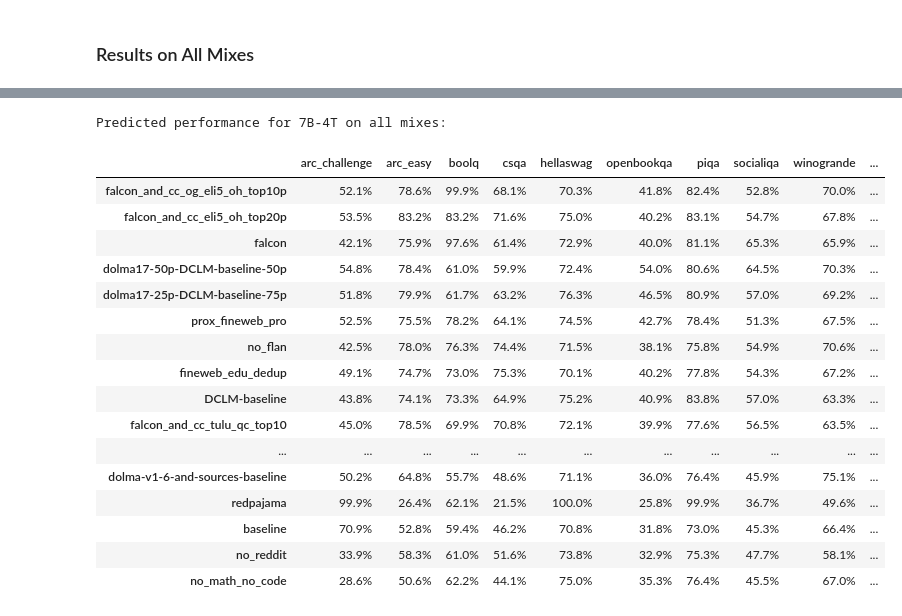
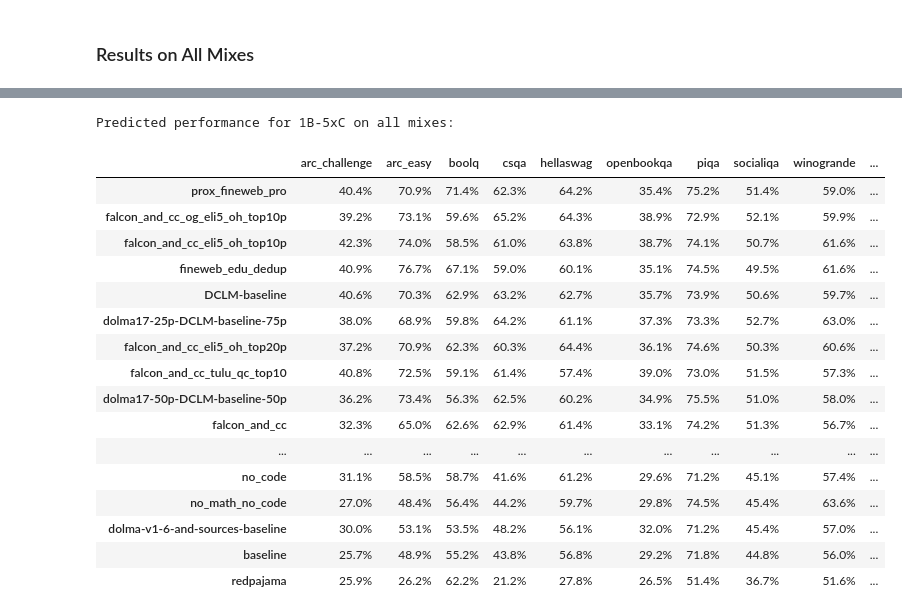
Before and after one commit to davidheineman/new-evals, a Jupyter notebook: analysis/notebooks/ian_ladder.ipynb, the cells around one changed output, grey strips where cells are left out. Cells and saved outputs as stored; diff of their text form; code cells hidden in the pictures.

Commit message:
update ian ladder

```diff
--- a/analysis/notebooks/ian_ladder.ipynb
+++ b/analysis/notebooks/ian_ladder.ipynb
@@ -57,13 +57,15 @@ fig, axes = plt.subplots(1, 3, figsize=(6*3, 4), squeeze=False)
 
 task_name = "arc_challenge"
 example_models = [m for m in MODELS if 'prox_fineweb_pro' in m]
+
+train_models, eval_models = [m for m in example_models if '1B' not in m], [m for m in example_models if '1B' in m]
 _, _, _ = run_ladder(
     df,
     task_name,
-    train_models=example_models,
+    train_models=train_models,
     # eval_models=["peteish7", "peteish13-highlr"],
-    eval_models=["peteish7"],
-    # eval_models=[],
+    # eval_models=["peteish7"],
+    eval_models=eval_models,
     config_path=ladder_config_path,
     axes=axes[0],
 )
@@ -82,11 +84,12 @@ fitting_results = pd.DataFrame(index=[], columns=TASKS)
 
 for i, task in tqdm(enumerate(TASKS), desc='Fitting model ladder predictions', total=len(TASKS)):
     try:
+        train_models, eval_models = [m for m in example_models if '1B' not in m], [m for m in example_models if '1B' in m]
         _, _, _ = run_ladder(
             df,
             task_name=task,
-            train_models=example_models,
-            eval_models=["peteish7"], # ["peteish13-highlr"],
+            train_models=train_models,
+            eval_models=eval_models, # ["peteish7"], # ["peteish13-highlr"],
             config_path=ladder_config_path,
             axes=axes[i],
         )
@@ -102,19 +105,24 @@ fig.tight_layout()
 # %%
 from tqdm import tqdm
 
-fitting_results = pd.DataFrame(index=[], columns=TASKS)
+fitting_results_step_1 = pd.DataFrame(index=[], columns=TASKS)
+fitting_results_step_2 = pd.DataFrame(index=[], columns=TASKS)
+stacked_y_preds = pd.DataFrame(index=[], columns=TASKS)
 
 for mix in tqdm(MIXES, desc='Fitting model ladder predictions', total=len(MIXES)):
     models = [model for model in MODELS if '-'.join(model.split('-')[:-2]) == mix]
 
     for i, task in enumerate(TASKS):
-        _, _, pred_acc = run_ladder(
+        train_models, eval_models = [m for m in models if '1B' not in m], [m for m in models if '1B' in m]
+        (rel_error_step_1, rel_error_step_2, _), (step_1_y_pred, step_2_y_pred, stacked_y_pred) = run_ladder(
             df,
             task_name=task,
-            train_models=models,
-            eval_models=["peteish7"], # ["peteish13-highlr"],
+            train_models=train_models,
+            eval_models=eval_models, # ["peteish7"], # ["peteish13-highlr"],
             config_path=ladder_config_path,
             return_preds=True
         )
 
-        fitting_results.loc[mix, task] = pred_acc
+        fitting_results_step_1.loc[mix, task] = rel_error_step_1
+        fitting_results_step_2.loc[mix, task] = rel_error_step_2
+        stacked_y_preds.loc[mix, task] = stacked_y_pred
@@ -121,25 +180,25 @@ for mix in tqdm(MIXES, desc='Fitting model ladder predictions', total=len(MIXES)
 # %%
-print('Predicted performance for 7B-4T on all mixes:')
-fitting_results['macro_avg'] = fitting_results.mean(axis=1)
-fitting_results = fitting_results.sort_values(by='macro_avg', ascending=False)
-fitting_results_display = fitting_results.map(lambda x: f'{round(x * 100, 1)}%')
-fitting_results_display
+print('Predicted performance for 1B-5xC on all mixes:')
+stacked_y_preds['macro_avg'] = stacked_y_preds.mean(axis=1)
+stacked_y_preds = stacked_y_preds.sort_values(by='macro_avg', ascending=False)
+stacked_y_preds_display = stacked_y_preds.map(lambda x: f'{round(x * 100, 1)}%')
+stacked_y_preds_display
 # %% [output]
-Predicted performance for 7B-4T on all mixes:
+Predicted performance for 1B-5xC on all mixes:
 |  | arc_challenge | arc_easy | boolq | csqa | hellaswag | openbookqa | piqa | socialiqa | winogrande | ... |
-| falcon_and_cc_og_eli5_oh_top10p | 52.1% | 78.6% | 99.9% | 68.1% | 70.3% | 41.8% | 82.4% | 52.8% | 70.0% | ... |
-| falcon_and_cc_eli5_oh_top20p | 53.5% | 83.2% | 83.2% | 71.6% | 75.0% | 40.2% | 83.1% | 54.7% | 67.8% | ... |
-| falcon | 42.1% | 75.9% | 97.6% | 61.4% | 72.9% | 40.0% | 81.1% | 65.3% | 65.9% | ... |
-| dolma17-50p-DCLM-baseline-50p | 54.8% | 78.4% | 61.0% | 59.9% | 72.4% | 54.0% | 80.6% | 64.5% | 70.3% | ... |
-| dolma17-25p-DCLM-baseline-75p | 51.8% | 79.9% | 61.7% | 63.2% | 76.3% | 46.5% | 80.9% | 57.0% | 69.2% | ... |
-| prox_fineweb_pro | 52.5% | 75.5% | 78.2% | 64.1% | 74.5% | 42.7% | 78.4% | 51.3% | 67.5% | ... |
-| no_flan | 42.5% | 78.0% | 76.3% | 74.4% | 71.5% | 38.1% | 75.8% | 54.9% | 70.6% | ... |
-| fineweb_edu_dedup | 49.1% | 74.7% | 73.0% | 75.3% | 70.1% | 40.2% | 77.8% | 54.3% | 67.2% | ... |
-| DCLM-baseline | 43.8% | 74.1% | 73.3% | 64.9% | 75.2% | 40.9% | 83.8% | 57.0% | 63.3% | ... |
-| falcon_and_cc_tulu_qc_top10 | 45.0% | 78.5% | 69.9% | 70.8% | 72.1% | 39.9% | 77.6% | 56.5% | 63.5% | ... |
+| prox_fineweb_pro | 40.4% | 70.9% | 71.4% | 62.3% | 64.2% | 35.4% | 75.2% | 51.4% | 59.0% | ... |
+| falcon_and_cc_og_eli5_oh_top10p | 39.2% | 73.1% | 59.6% | 65.2% | 64.3% | 38.9% | 72.9% | 52.1% | 59.9% | ... |
+| falcon_and_cc_eli5_oh_top10p | 42.3% | 74.0% | 58.5% | 61.0% | 63.8% | 38.7% | 74.1% | 50.7% | 61.6% | ... |
+| fineweb_edu_dedup | 40.9% | 76.7% | 67.1% | 59.0% | 60.1% | 35.1% | 74.5% | 49.5% | 61.6% | ... |
+| DCLM-baseline | 40.6% | 70.3% | 62.9% | 63.2% | 62.7% | 35.7% | 73.9% | 50.6% | 59.7% | ... |
+| dolma17-25p-DCLM-baseline-75p | 38.0% | 68.9% | 59.8% | 64.2% | 61.1% | 37.3% | 73.3% | 52.7% | 63.0% | ... |
+| falcon_and_cc_eli5_oh_top20p | 37.2% | 70.9% | 62.3% | 60.3% | 64.4% | 36.1% | 74.6% | 50.3% | 60.6% | ... |
+| falcon_and_cc_tulu_qc_top10 | 40.8% | 72.5% | 59.1% | 61.4% | 57.4% | 39.0% | 73.0% | 51.5% | 57.3% | ... |
+| dolma17-50p-DCLM-baseline-50p | 36.2% | 73.4% | 56.3% | 62.5% | 60.2% | 34.9% | 75.5% | 51.0% | 58.0% | ... |
+| falcon_and_cc | 32.3% | 65.0% | 62.6% | 62.9% | 61.4% | 33.1% | 74.2% | 51.3% | 56.7% | ... |
 | ... | ... | ... | ... | ... | ... | ... | ... | ... | ... | ... |
-| dolma-v1-6-and-sources-baseline | 50.2% | 64.8% | 55.7% | 48.6% | 71.1% | 36.0% | 76.4% | 45.9% | 75.1% | ... |
-| redpajama | 99.9% | 26.4% | 62.1% | 21.5% | 100.0% | 25.8% | 99.9% | 36.7% | 49.6% | ... |
-| baseline | 70.9% | 52.8% | 59.4% | 46.2% | 70.8% | 31.8% | 73.0% | 45.3% | 66.4% | ... |
-| no_reddit | 33.9% | 58.3% | 61.0% | 51.6% | 73.8% | 32.9% | 75.3% | 47.7% | 58.1% | ... |
-| no_math_no_code | 28.6% | 50.6% | 62.2% | 44.1% | 75.0% | 35.3% | 76.4% | 45.5% | 67.0% | ... |
+| no_code | 31.1% | 58.5% | 58.7% | 41.6% | 61.2% | 29.6% | 71.2% | 45.1% | 57.4% | ... |
+| no_math_no_code | 27.0% | 48.4% | 56.4% | 44.2% | 59.7% | 29.8% | 74.5% | 45.4% | 63.6% | ... |
+| dolma-v1-6-and-sources-baseline | 30.0% | 53.1% | 53.5% | 48.2% | 56.1% | 32.0% | 71.2% | 45.4% | 57.0% | ... |
+| baseline | 25.7% | 48.9% | 55.2% | 43.8% | 56.8% | 29.2% | 71.8% | 44.8% | 56.0% | ... |
+| redpajama | 25.9% | 26.2% | 62.2% | 21.2% | 27.8% | 26.5% | 51.4% | 36.7% | 51.6% | ... |
```
Also changed, not shown: parts of 4 cells of this notebook.
